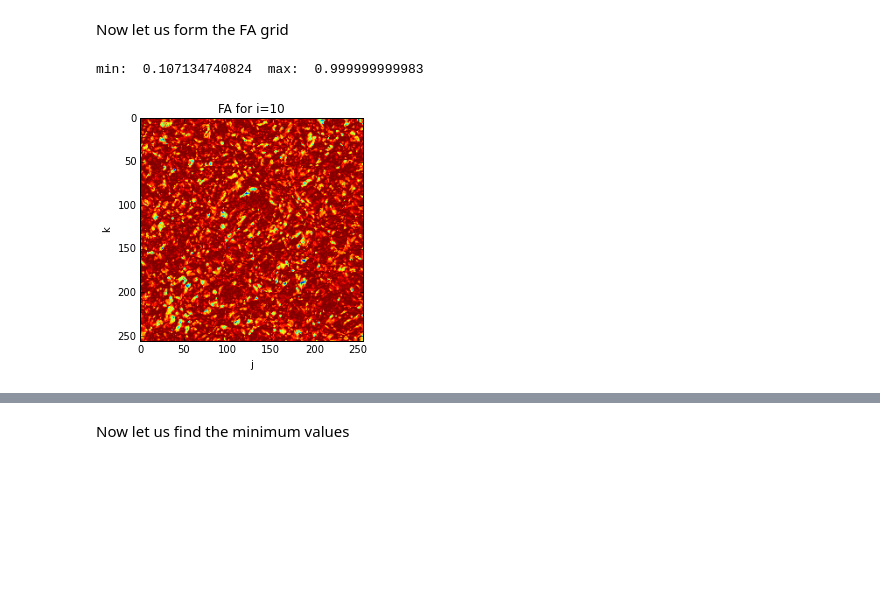
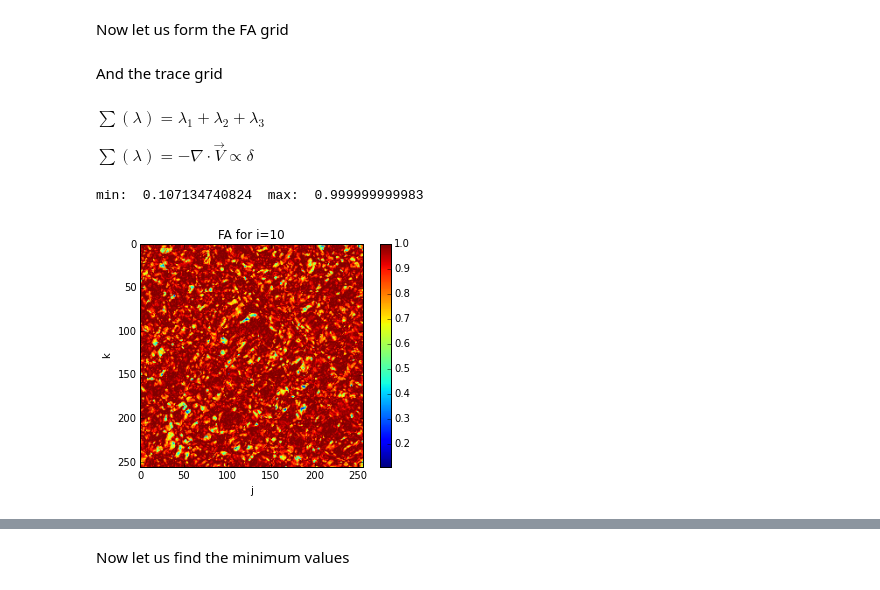
Before and after one commit to sercharpak/Monografia, a Jupyter notebook: Results/22_04_2016/FA_Form.ipynb, the cells around one changed output, grey strips where cells are left out. Drawn from its saved outputs; the diff is of its cells as text; code cells hidden in the pictures; blank space fills up the shorter version.

```diff
--- a/Results/22_04_2016/FA_Form.ipynb
+++ b/Results/22_04_2016/FA_Form.ipynb
@@ -185,3 +185,8 @@ Now let us form the FA grid
 FA = (grid_1-grid_3)**2  + (grid_2-grid_3)**2  + (grid_1-grid_2)**2
 FA = FA/(grid_1**2 + grid_2**2 + grid_3**2)
 FA = np.sqrt(FA)/np.sqrt(3.0)
+# %% [markdown]
+And the trace grid
+# %% [markdown]
+<p> $\sum(\lambda) = \lambda_1 +\lambda_2+ \lambda_3$ </p>
+<p> $\sum(\lambda) = -\nabla \cdot \overrightarrow{V} \propto \delta $ </p>
@@ -188,11 +195,12 @@ FA = np.sqrt(FA)/np.sqrt(3.0)
 # %%
 cut = FA[10,:,:]
 
 plt.imshow(cut.T)
+colorbar()
 plt.title("FA for i=10")
 plt.xlabel("j")
 plt.ylabel("k")
 print "min: ", cut.min()," max: ", cut.max()
 # %% [output]
 min:  0.107134740824  max:  0.999999999983
-[figure, old version]
+[figure, new version]
```
Also changed, not shown: parts of 10 cells of this notebook.
